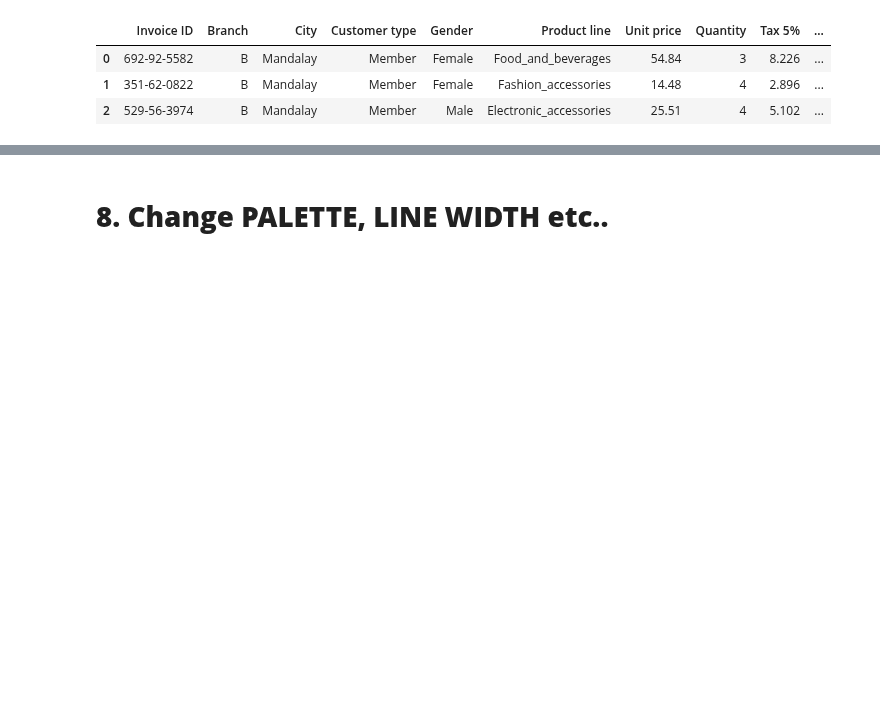
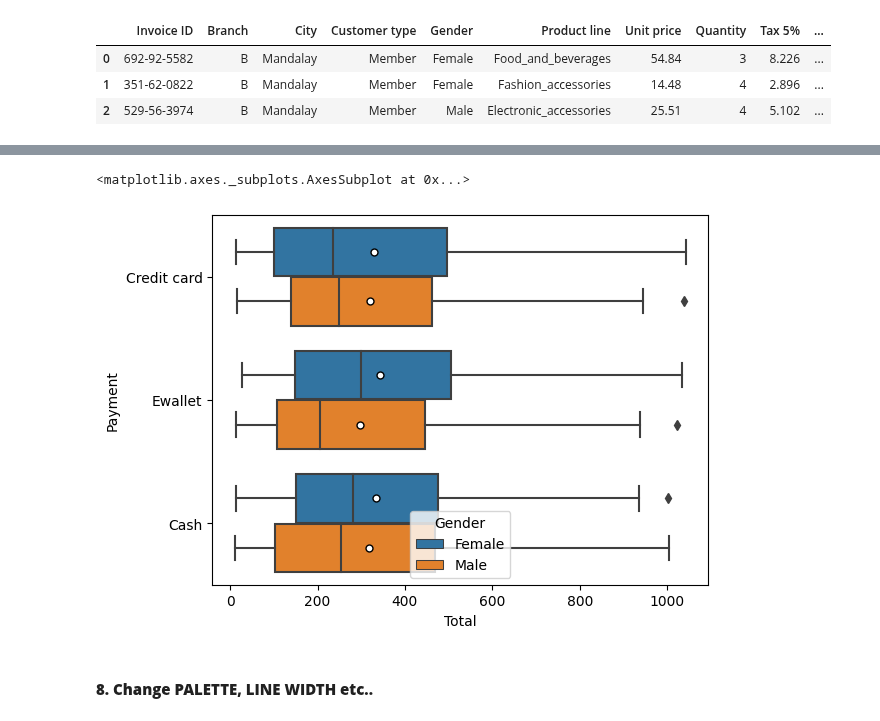
Before and after one commit to olgaklischuk/python-cource, a Jupyter notebook: seaborn/4.Box_plot.ipynb, the cells around one changed output, grey strips where cells are left out. Saved outputs shown, nothing was run; the diff lists cells and outputs as text; code cells hidden in the pictures; blank space fills up the shorter version.

```diff
--- a/seaborn/4.Box_plot.ipynb
+++ b/seaborn/4.Box_plot.ipynb
@@ -37,10 +66,14 @@ sns.boxplot(x='Payment',y='Total',hue='Gender',data=mart,showmeans=True,meanprop
 # %%
-sns.boxplot(x='Total',y='Payment',hue='Gender',data=mart,showmeans=True,meanprops={"marker":"o"
-                                                                                  ,"markerfacecolor":"white"
-                                                                                  ,"markersize":"5"
-                                                                                  ,"markeredgecolor":"black"})
+sns.boxplot(x='Total',y='Payment',hue='Gender',data=mart,showmeans=True,
+            meanprops={"marker":"o"
+            ,"markerfacecolor":"white"
+            ,"markersize":"5"
+            ,"markeredgecolor":"black"})
+# %% [output]
+<matplotlib.axes._subplots.AxesSubplot at 0x...>
+[figure, added]
 # %% [markdown]
-# **8. Change PALETTE, LINE WIDTH etc..**
+#### **8. Change PALETTE, LINE WIDTH etc..**
 # %%
 sns.boxplot(x='Total',y='Payment',hue='Gender',data=mart,showmeans=True,
             meanprops={"marker":"o"
```
Also changed, not shown: parts of 12 cells of this notebook.
